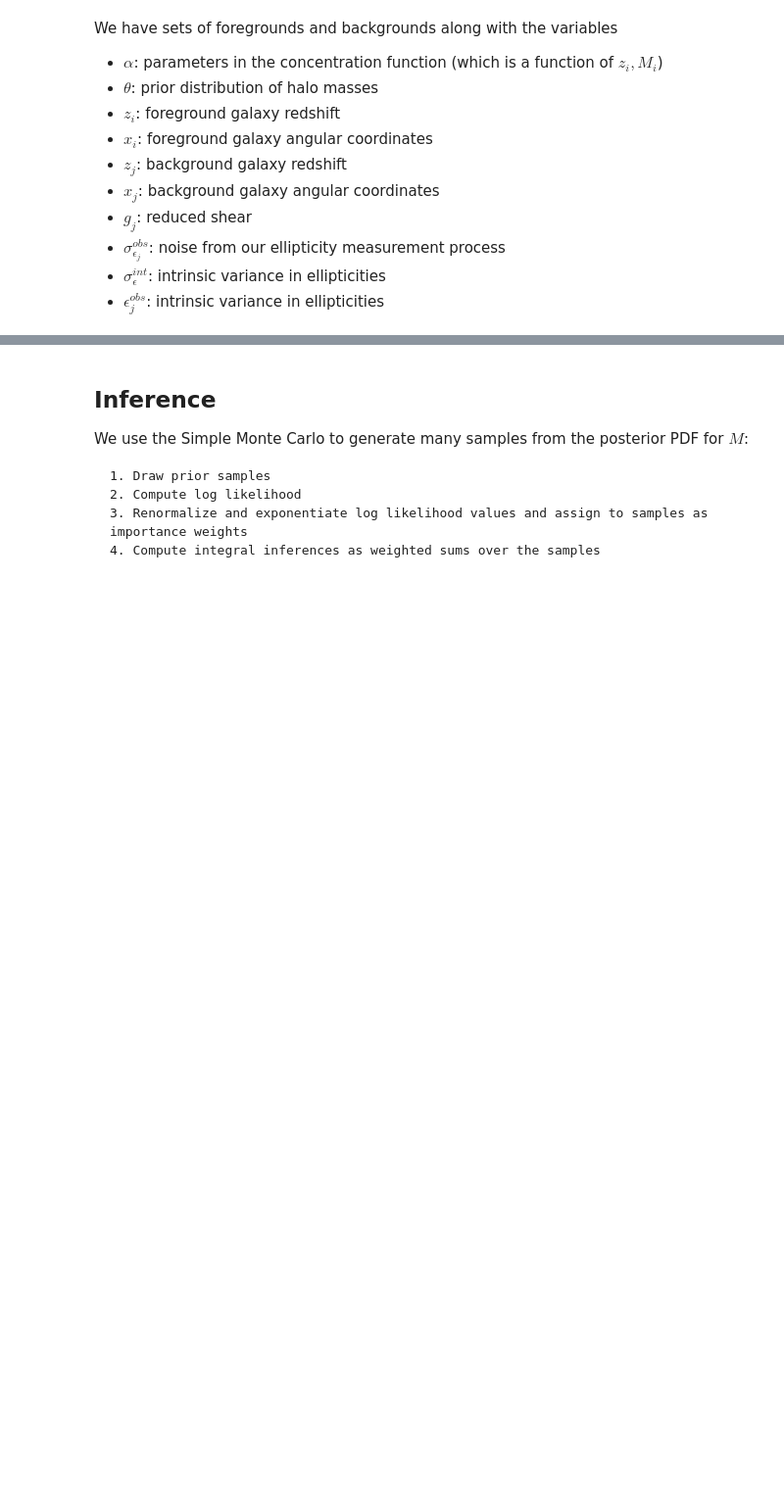
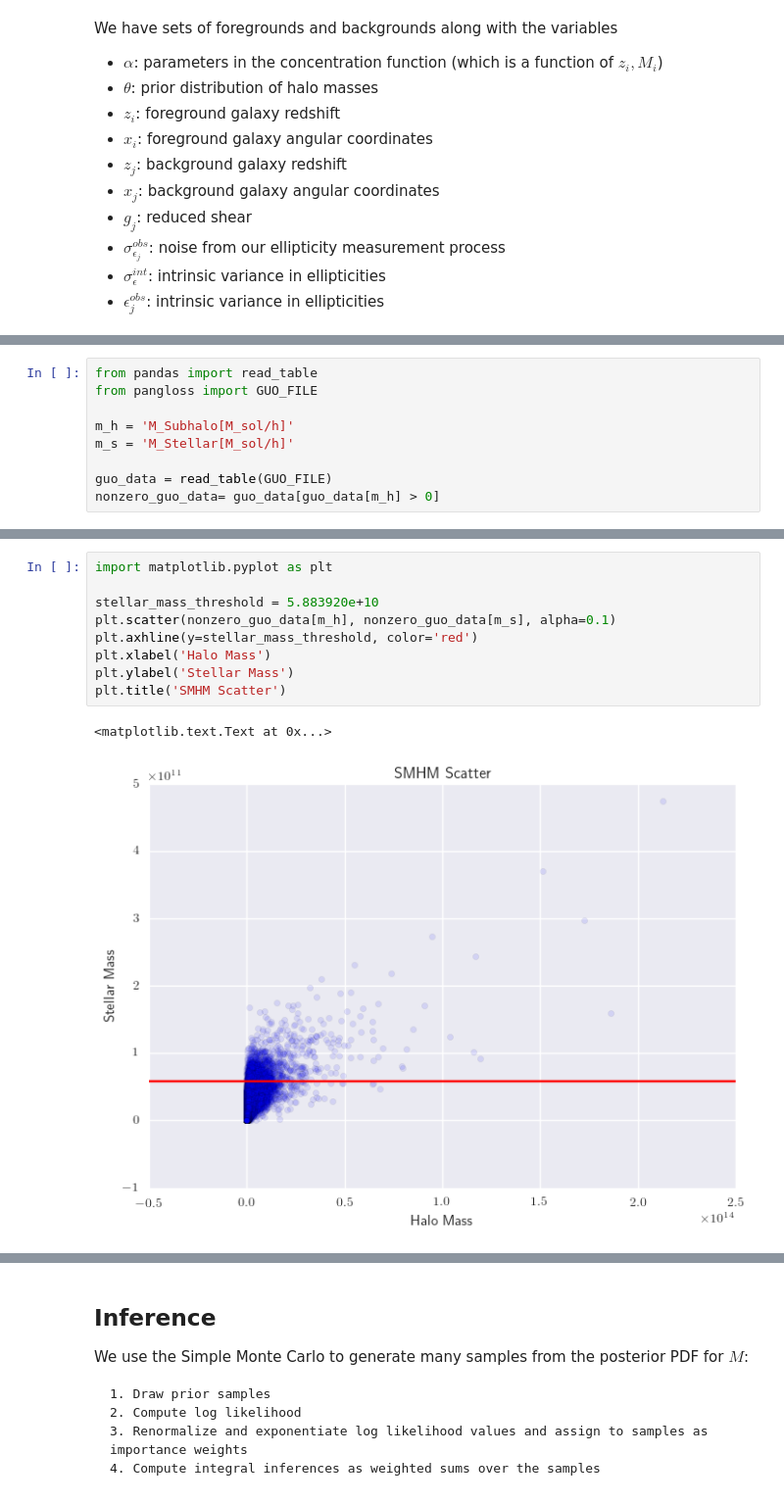
Before and after one commit to davidthomas5412/Pangloss, a Jupyter notebook: demos/SimpleMonteCarlo.ipynb, the cells around one changed output, grey strips where cells are left out. Shown: that part at 98% size. Cells and saved outputs as stored; diff of their text form; blank space fills up the shorter version.

```diff
--- a/demos/SimpleMonteCarlo.ipynb
+++ b/demos/SimpleMonteCarlo.ipynb
@@ -82,0 +83,9 @@ We have sets of foregrounds and backgrounds along with the variables
+# %%
+from pandas import read_table
+from pangloss import GUO_FILE
+
+m_h = 'M_Subhalo[M_sol/h]'
+m_s = 'M_Stellar[M_sol/h]'
+
+guo_data = read_table(GUO_FILE)
+nonzero_guo_data= guo_data[guo_data[m_h] > 0]
@@ -82,0 +104,12 @@ We have sets of foregrounds and backgrounds along with the variables
+# %%
+import matplotlib.pyplot as plt
+
+stellar_mass_threshold = 5.883920e+10
+plt.scatter(nonzero_guo_data[m_h], nonzero_guo_data[m_s], alpha=0.1)
+plt.axhline(y=stellar_mass_threshold, color='red')
+plt.xlabel('Halo Mass')
+plt.ylabel('Stellar Mass')
+plt.title('SMHM Scatter')
+# %% [output]
+<matplotlib.text.Text at 0x...>
+[figure, added]
```
Also changed, not shown: parts of 25 cells of this notebook, 2 other files.
